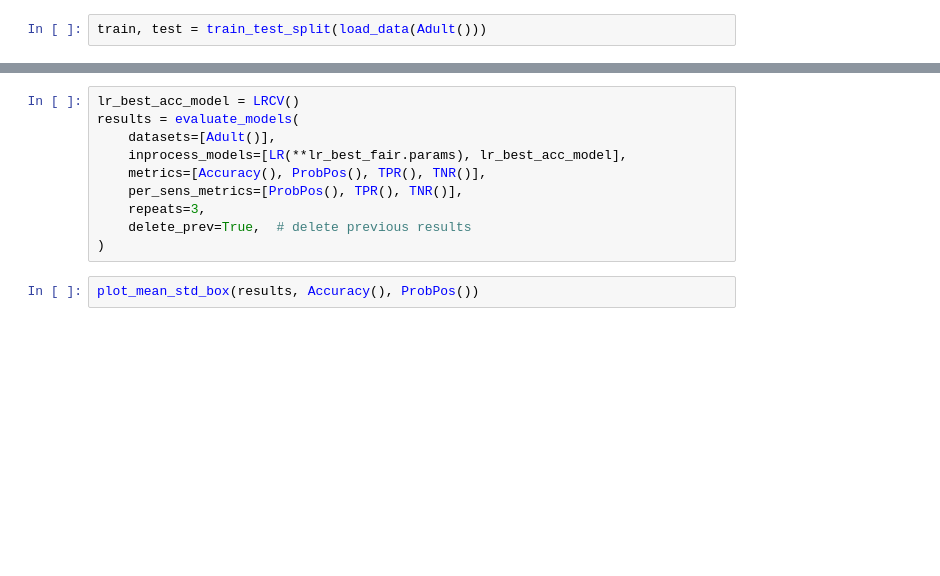
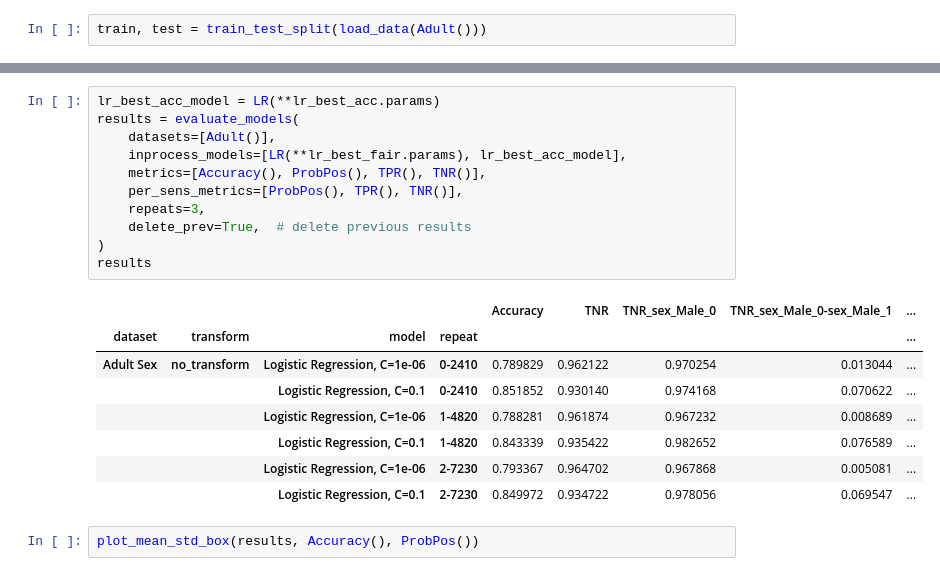
Before and after one commit to wearepal/ethicml-models, a Jupyter notebook: experiments/example_backup.ipynb, the cells around one changed output, grey strips where cells are left out. Drawn from its saved outputs; the diff is of its cells as text; blank space fills up the shorter version.

Commit message:
Don't use LRCV any more

```diff
--- a/experiments/example_backup.ipynb
+++ b/experiments/example_backup.ipynb
@@ -123,13 +123,23 @@ best accuracy: ResultTuple(params={'C': 0.1}, fold_id=-1, scores={'Accuracy': 0.
 best fair(+accuracy): ResultTuple(params={'C': 1e-06}, fold_id=-1, scores={'Accuracy': 0.7909169578659723, 'CV absolute': 0.9530144052067022})
 # %%
-lr_best_acc_model = LRCV()
+lr_best_acc_model = LR(**lr_best_acc.params)
 results = evaluate_models(
     datasets=[Adult()],
     inprocess_models=[LR(**lr_best_fair.params), lr_best_acc_model],
     metrics=[Accuracy(), ProbPos(), TPR(), TNR()],
     per_sens_metrics=[ProbPos(), TPR(), TNR()],
     repeats=3,
     delete_prev=True,  # delete previous results
 )
+results
+# %% [output]
+|  |  |  |  | Accuracy | TNR | TNR_sex_Male_0 | TNR_sex_Male_0-sex_Male_1 | ... |
+| dataset | transform | model | repeat |  |  |  |  | ... |
+| Adult Sex | no_transform | Logistic Regression, C=1e-06 | 0-2410 | 0.789829 | 0.962122 | 0.970254 | 0.013044 | ... |
+|  |  | Logistic Regression, C=0.1 | 0-2410 | 0.851852 | 0.930140 | 0.974168 | 0.070622 | ... |
+|  |  | Logistic Regression, C=1e-06 | 1-4820 | 0.788281 | 0.961874 | 0.967232 | 0.008689 | ... |
+|  |  | Logistic Regression, C=0.1 | 1-4820 | 0.843339 | 0.935422 | 0.982652 | 0.076589 | ... |
+|  |  | Logistic Regression, C=1e-06 | 2-7230 | 0.793367 | 0.964702 | 0.967868 | 0.005081 | ... |
+|  |  | Logistic Regression, C=0.1 | 2-7230 | 0.849972 | 0.934722 | 0.978056 | 0.069547 | ... |
 # %%
 plot_mean_std_box(results, Accuracy(), ProbPos())
```
Also changed, not shown: parts of 3 cells of this notebook.
